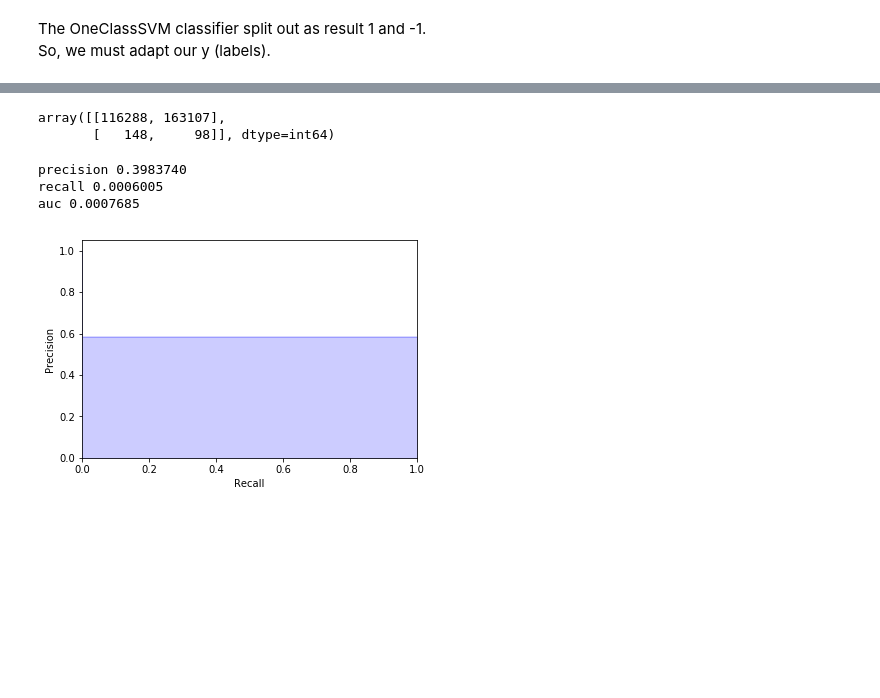
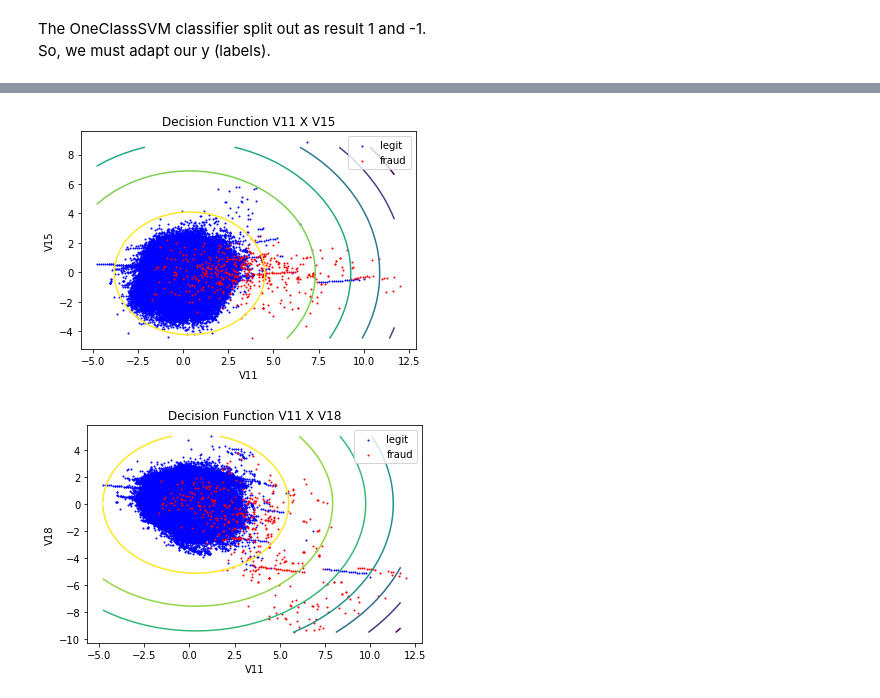
Before and after one commit to NekuSakuraba/machine-learning, a Jupyter notebook: projects/capstone/project/Benchmark - #02 One-class SVM.ipynb, the cells around one changed output, grey strips where cells are left out. Drawn from its saved outputs; the diff is of its cells as text; code cells hidden in the pictures; blank space fills up the shorter version.

```diff
--- a/projects/capstone/project/Benchmark - #02 One-class SVM.ipynb
+++ b/projects/capstone/project/Benchmark - #02 One-class SVM.ipynb
@@ -108,7 +146,13 @@ Z = np.reshape(Z, xx.shape)
 # %%
-plt.contour(xx[:,:,0], yy[:,:,0], Z[:,:,0])
+plt.contour(xx[:,:,0], yy[:,:,0], Z[:,:,0], level=[0])
 
-plt.scatter(X[isLegit].V11, X[isLegit].V15, s=1, c='b')
-plt.scatter(X[~isLegit].V11, X[~isLegit].V15, s=1, c='r')
+plt.scatter(X[isLegit].V11, X[isLegit].V15, s=1, c='b', label='legit')
+plt.scatter(X[~isLegit].V11, X[~isLegit].V15, s=1, c='r', label='fraud')
 
+plt.title('Decision Function V11 X V15')
+plt.xlabel('V11')
+plt.ylabel('V15')
+plt.legend()
 plt.show()
+# %% [output]
+[figure, added]
@@ -127,30 +159,13 @@ y_true = y[~y.index.isin(idxs)]
-# %%
-tn, fp, fn, tp = confusion_matrix(y_pred=y_pred, y_true=y_true).ravel()
-confusion_matrix(y_pred=y_pred, y_true=y_true)
-# %% [output]
-array([[116288, 163107],
-       [   148,     98]], dtype=int64)
-# %%
-precision, recall, _ = precision_recall_curve(y_pred, y_true)
-auc = average_precision_score(y_true=y_true, y_score=y_pred)
-
-print 'precision %.7f' % precision[1]
-print 'recall %.7f' % recall[1]
-print 'auc %.7f' % auc
-# %% [output]
-precision 0.3983740
-recall 0.0006005
-auc 0.0007685
-# %%
-plt.step(recall, precision, color='b', alpha=0.2,
-         where='post')
-plt.fill_between(recall, precision, step='post', alpha=0.2,
-                 color='b')
-
-plt.xlabel('Recall')
-plt.ylabel('Precision')
-plt.ylim([0.0, 1.05])
-plt.xlim([0.0, 1.0])
-plt.show()
-# %% [output]
-[figure, removed]
+# %%
+plt.contour(xx[:,0,:], zz[:,0,:], Z[:,0,:])
+
+plt.scatter(X[isLegit].V11, X[isLegit].V18, s=1, c='b', label='legit')
+plt.scatter(X[~isLegit].V11, X[~isLegit].V18, s=1, c='r', label='fraud')
+
+plt.title('Decision Function V11 X V18')
+plt.xlabel('V11')
+plt.ylabel('V18')
+plt.legend()
+plt.show()
+# %% [output]
+[figure, added]
```
Also changed, not shown: parts of 37 cells of this notebook.
